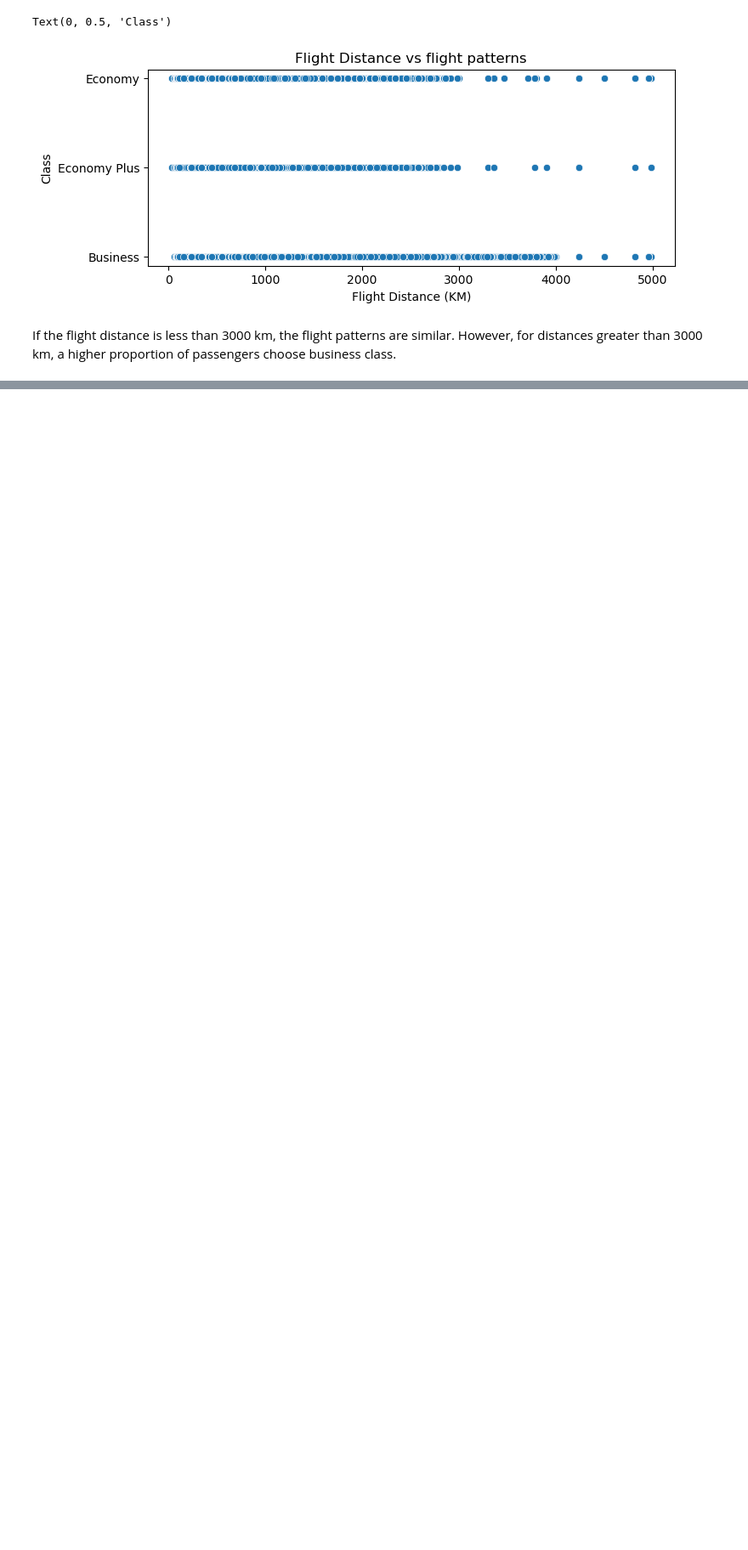
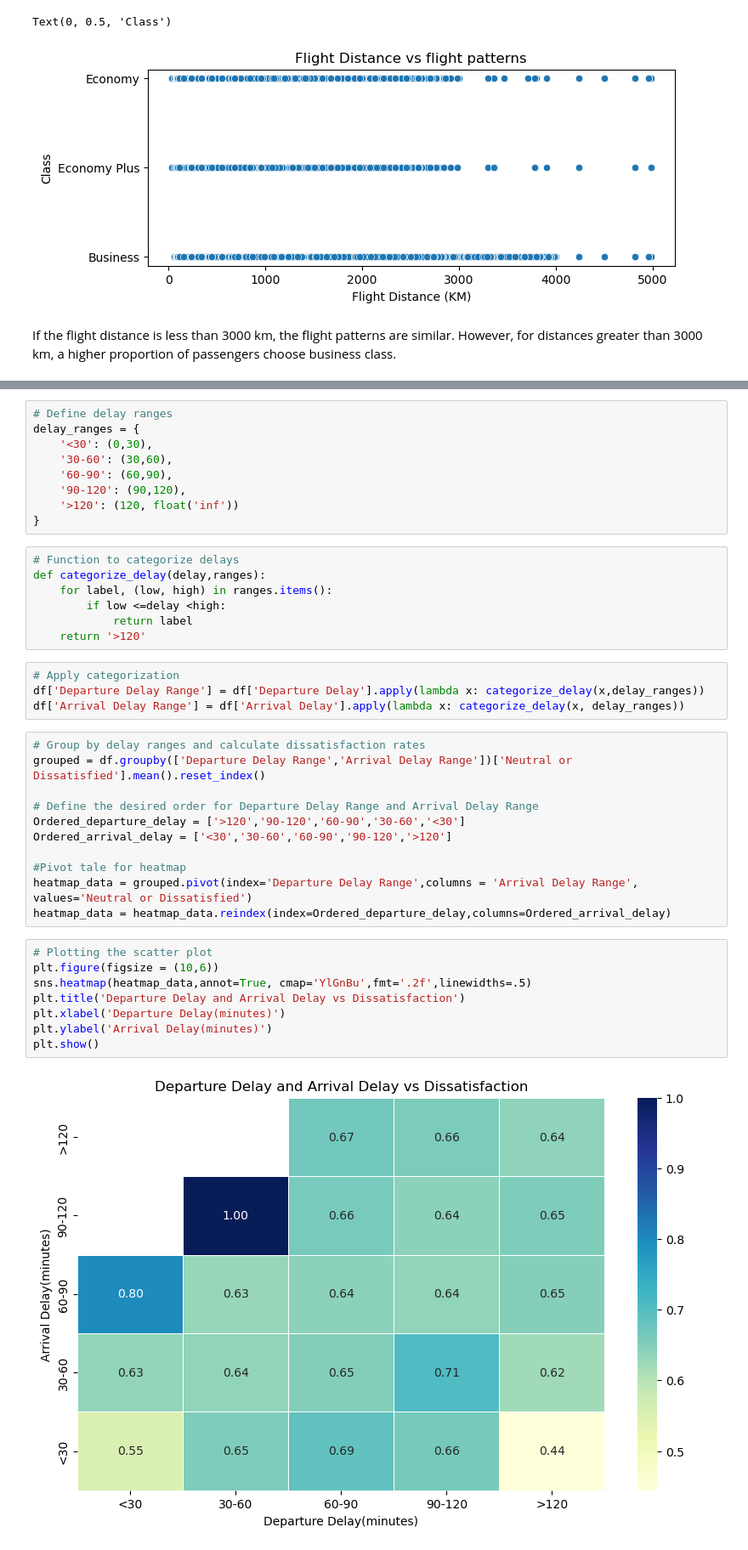
Before and after one commit to samamaryna/team_project, a Jupyter notebook: Project_2.ipynb, the cells around one changed output, grey strips where cells are left out. Shown at 85% size. Drawn from its saved outputs; the diff is of its cells as text; blank space fills up the shorter version.

```diff
--- a/Project_2.ipynb
+++ b/Project_2.ipynb
@@ -312,0 +361,41 @@ If the flight distance is less than 3000 km, the flight patterns are similar. Ho
+# %%
+# Define delay ranges
+delay_ranges = {
+    '<30': (0,30),
+    '30-60': (30,60),
+    '60-90': (60,90),
+    '90-120': (90,120),
+    '>120': (120, float('inf'))
+}
+# %%
+# Function to categorize delays
+def categorize_delay(delay,ranges):
+    for label, (low, high) in ranges.items():
+        if low <=delay <high:
+            return label
+    return '>120'
+# %%
+# Apply categorization
+df['Departure Delay Range'] = df['Departure Delay'].apply(lambda x: categorize_delay(x,delay_ranges))
+df['Arrival Delay Range'] = df['Arrival Delay'].apply(lambda x: categorize_delay(x, delay_ranges))
+# %%
+# Group by delay ranges and calculate dissatisfaction rates
+grouped = df.groupby(['Departure Delay Range','Arrival Delay Range'])['Neutral or Dissatisfied'].mean().reset_index()
+
+# Define the desired order for Departure Delay Range and Arrival Delay Range
+Ordered_departure_delay = ['>120','90-120','60-90','30-60','<30']
+Ordered_arrival_delay = ['<30','30-60','60-90','90-120','>120']
+
+#Pivot tale for heatmap
+heatmap_data = grouped.pivot(index='Departure Delay Range',columns = 'Arrival Delay Range', values='Neutral or Dissatisfied')
+heatmap_data = heatmap_data.reindex(index=Ordered_departure_delay,columns=Ordered_arrival_delay)
+# %%
+# Plotting the scatter plot
+plt.figure(figsize = (10,6))
+sns.heatmap(heatmap_data,annot=True, cmap='YlGnBu',fmt='.2f',linewidths=.5)
+plt.title('Departure Delay and Arrival Delay vs Dissatisfaction')
+plt.xlabel('Departure Delay(minutes)')
+plt.ylabel('Arrival Delay(minutes)')
+plt.show()
+# %% [output]
+[figure, added]
```
Also changed, not shown: parts of 11 cells of this notebook.
